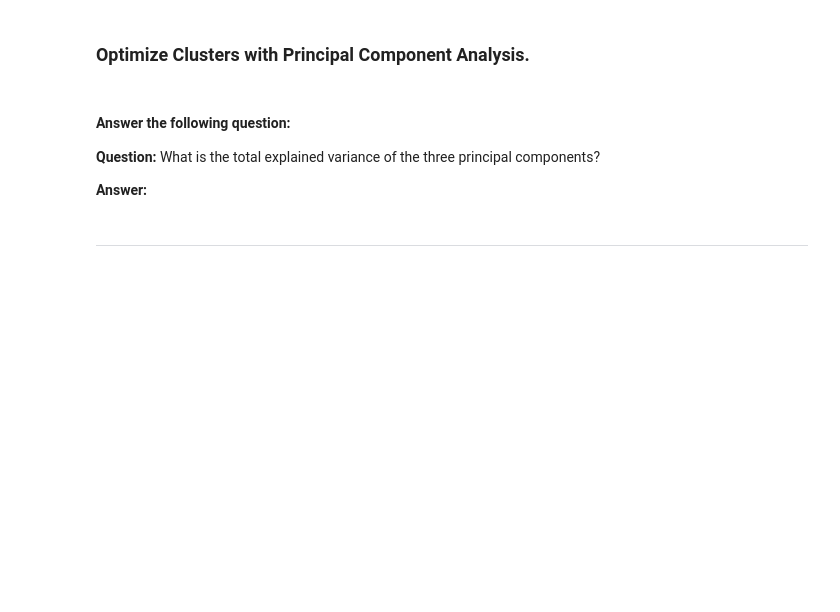
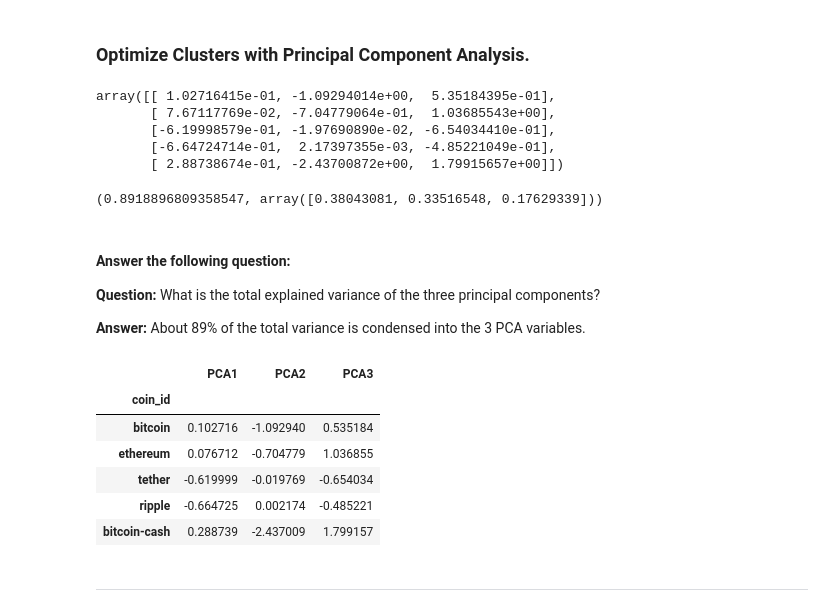
Before and after one commit to mihle3124/CryptoClustering, a Jupyter notebook: Crypto_Clustering_starter_code.ipynb, the cells around one changed output. Saved outputs shown, nothing was run; the diff lists cells and outputs as text; code cells hidden in the pictures; blank space fills up the shorter version.

```diff
--- a/Crypto_Clustering_starter_code.ipynb
+++ b/Crypto_Clustering_starter_code.ipynb
@@ -202,32 +202,57 @@ df_stocks_scaled_predictions.hvplot.scatter(
 ### Optimize Clusters with Principal Component Analysis.
 # %%
 # Create a PCA model instance and set `n_components=3`.
+pca = PCA(n_components=3)
 # %%
 # Use the PCA model with `fit_transform` to reduce to
 # three principal components.
+stocks_pca = pca.fit_transform(df_stocks_scaled_predictions)
 
 # View the first five rows of the DataFrame.
+stocks_pca[:5]
+# %% [output]
+array([[ 1.02716415e-01, -1.09294014e+00,  5.35184395e-01],
+       [ 7.67117769e-02, -7.04779064e-01,  1.03685543e+00],
+       [-6.19998579e-01, -1.97690890e-02, -6.54034410e-01],
+       [-6.64724714e-01,  2.17397355e-03, -4.85221049e-01],
+       [ 2.88738674e-01, -2.43700872e+00,  1.79915657e+00]])
 # %%
 # Retrieve the explained variance to determine how much information
 # can be attributed to each principal component.
+sum(pca.explained_variance_ratio_), pca.explained_variance_ratio_
+# %% [output]
+(0.8918896809358547, array([0.38043081, 0.33516548, 0.17629339]))
 # %% [markdown]
 #### Answer the following question:
 
 **Question:** What is the total explained variance of the three principal components?
 
-**Answer:**
+**Answer:** About 89% of the total variance is condensed into the 3 PCA variables.
 # %%
 # Create a new DataFrame with the PCA data.
 
 # Creating a DataFrame with the PCA data
+stock_pca_df = pd.DataFrame(
+    stocks_pca,
+    columns=["PCA1", "PCA2", "PCA3"]
+)
 
 # Copy the crypto names from the original data
-
+stock_pca_df["coin_id"] = df_market_data.index
 
 # Set the coinid column as index
-
+stock_pca_df = stock_pca_df.set_index("coin_id")
 
 # Display sample data
+stock_pca_df.head()
+# %% [output]
+|  | PCA1 | PCA2 | PCA3 |
+| coin_id |  |  |  |
+| bitcoin | 0.102716 | -1.092940 | 0.535184 |
+| ethereum | 0.076712 | -0.704779 | 1.036855 |
+| tether | -0.619999 | -0.019769 | -0.654034 |
+| ripple | -0.664725 | 0.002174 | -0.485221 |
+| bitcoin-cash | 0.288739 | -2.437009 | 1.799157 |
 # %% [markdown]
 ---
 # %% [markdown]
```
Also changed, not shown: parts of 16 cells of this notebook.
